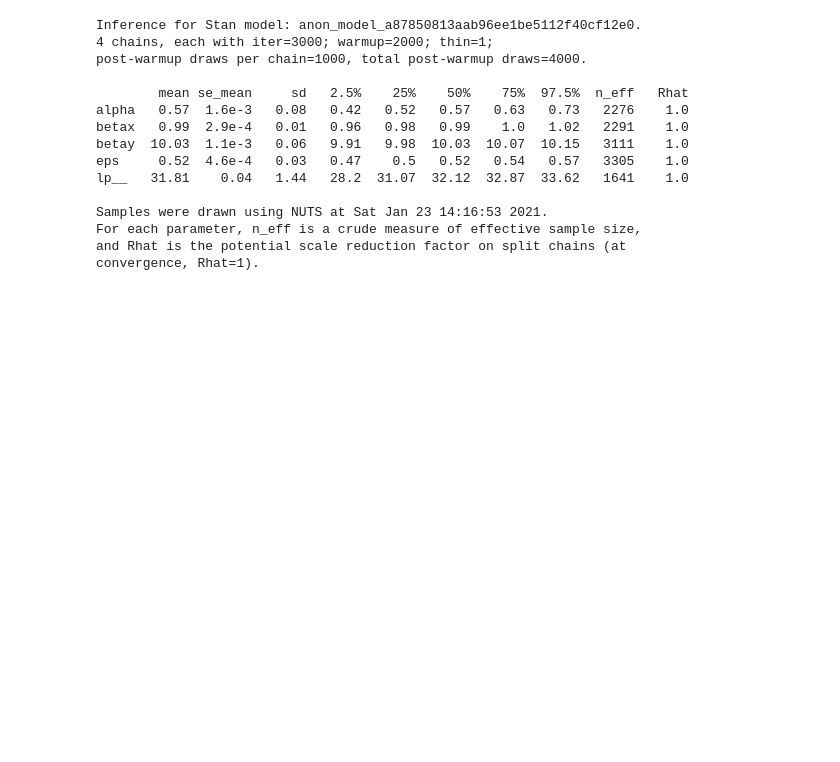
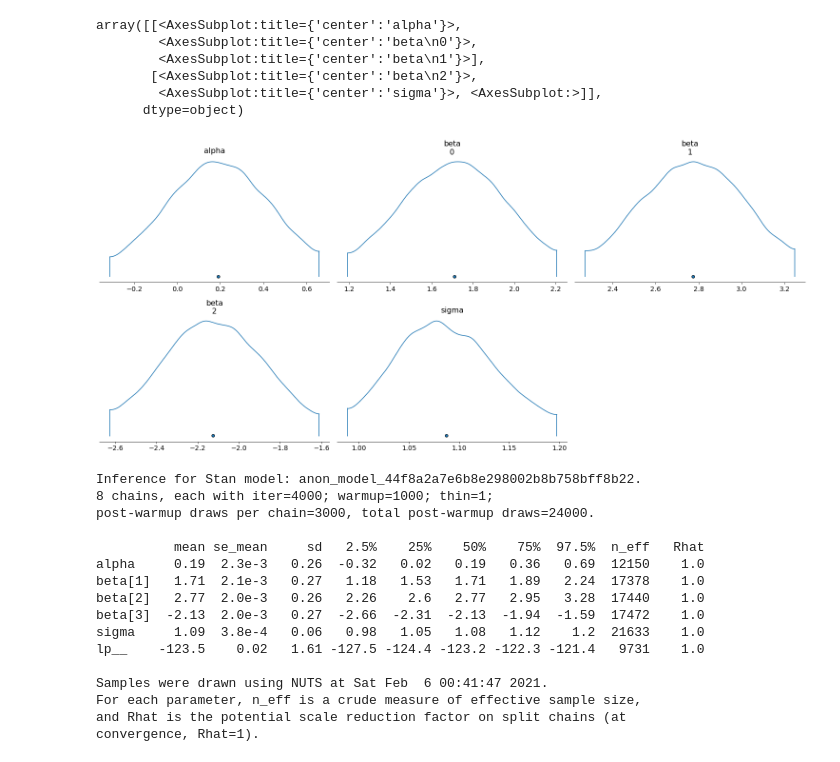
Before and after one commit to czammar/stan_experiments, a Jupyter notebook: notebooks/pystan_test.ipynb, the cells around one changed output. Saved outputs shown, nothing was run; the diff lists cells and outputs as text; code cells hidden in the pictures; blank space fills up the shorter version.

```diff
--- a/notebooks/pystan_test.ipynb
+++ b/notebooks/pystan_test.ipynb
@@ -67,0 +37,4 @@ WARNING:pystan:Deprecation warning. In future, use ArviZ library (`pip install a
+# %%
+# Adds some names to our dataframe
+df = pd.DataFrame(X)
+df.columns = ["X1", 'X2', "X3"]
@@ -67,0 +64,7 @@ WARNING:pystan:Deprecation warning. In future, use ArviZ library (`pip install a
+# %%
+model_dat = {
+             'N': df.shape[0],
+             'K': df.shape[1],
+             'x': df,
+             'y': y
+             }
@@ -67,0 +75,2 @@ WARNING:pystan:Deprecation warning. In future, use ArviZ library (`pip install a
+# %%
+fit = sm.sampling(data=model_dat, warmup=1000, iter=4000, chains=8)
@@ -67,0 +125,3 @@ WARNING:pystan:Deprecation warning. In future, use ArviZ library (`pip install a
+# %%
+inf_data = az.convert_to_inference_data(fit)
+az.plot_energy(inf_data)
@@ -68,18 +131,29 @@ WARNING:pystan:Deprecation warning. In future, use ArviZ library (`pip install a
+# %%
+az.plot_density(inf_data)
+# %% [output]
+array([[<AxesSubplot:title={'center':'alpha'}>,
+        <AxesSubplot:title={'center':'beta\n0'}>,
+        <AxesSubplot:title={'center':'beta\n1'}>],
+       [<AxesSubplot:title={'center':'beta\n2'}>,
+        <AxesSubplot:title={'center':'sigma'}>, <AxesSubplot:>]],
+      dtype=object)
+[figure, added]
 # %%
-print(fit.stansummary())
+print(fit)
 # %% [output]
-Inference for Stan model: anon_model_a87850813aab96ee1be5112f40cf12e0.
-4 chains, each with iter=3000; warmup=2000; thin=1;
-post-warmup draws per chain=1000, total post-warmup draws=4000.
+Inference for Stan model: anon_model_44f8a2a7e6b8e298002b8b758bff8b22.
+8 chains, each with iter=4000; warmup=1000; thin=1;
+post-warmup draws per chain=3000, total post-warmup draws=24000.
 
-        mean se_mean     sd   2.5%    25%    50%    75%  97.5%  n_eff   Rhat
-alpha   0.57  1.6e-3   0.08   0.42   0.52   0.57   0.63   0.73   2276    1.0
-betax   0.99  2.9e-4   0.01   0.96   0.98   0.99    1.0   1.02   2291    1.0
-betay  10.03  1.1e-3   0.06   9.91   9.98  10.03  10.07  10.15   3111    1.0
-eps     0.52  4.6e-4   0.03   0.47    0.5   0.52   0.54   0.57   3305    1.0
-lp__   31.81    0.04   1.44   28.2  31.07  32.12  32.87  33.62   1641    1.0
+          mean se_mean     sd   2.5%    25%    50%    75%  97.5%  n_eff   Rhat
+alpha     0.19  2.3e-3   0.26  -0.32   0.02   0.19   0.36   0.69  12150    1.0
+beta[1]   1.71  2.1e-3   0.27   1.18   1.53   1.71   1.89   2.24  17378    1.0
+beta[2]   2.77  2.0e-3   0.26   2.26    2.6   2.77   2.95   3.28  17440    1.0
+beta[3]  -2.13  2.0e-3   0.27  -2.66  -2.31  -2.13  -1.94  -1.59  17472    1.0
+sigma     1.09  3.8e-4   0.06   0.98   1.05   1.08   1.12    1.2  21633    1.0
+lp__    -123.5    0.02   1.61 -127.5 -124.4 -123.2 -122.3 -121.4   9731    1.0
 
-Samples were drawn using NUTS at Sat Jan 23 14:16:53 2021.
+Samples were drawn using NUTS at Sat Feb  6 00:41:47 2021.
 For each parameter, n_eff is a crude measure of effective sample size,
 and Rhat is the potential scale reduction factor on split chains (at
 convergence, Rhat=1).
```
Also changed, not shown: parts of 41 cells of this notebook, 5 other files.
